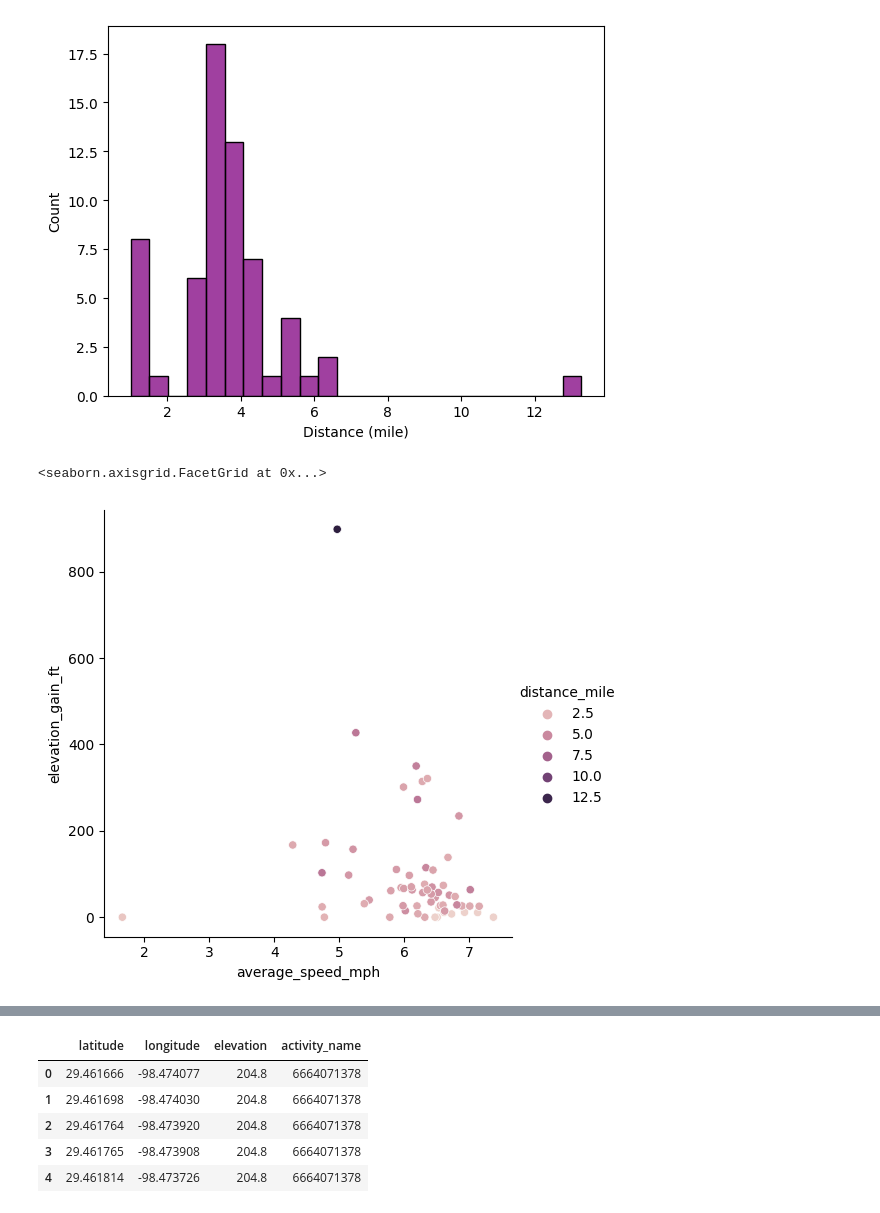
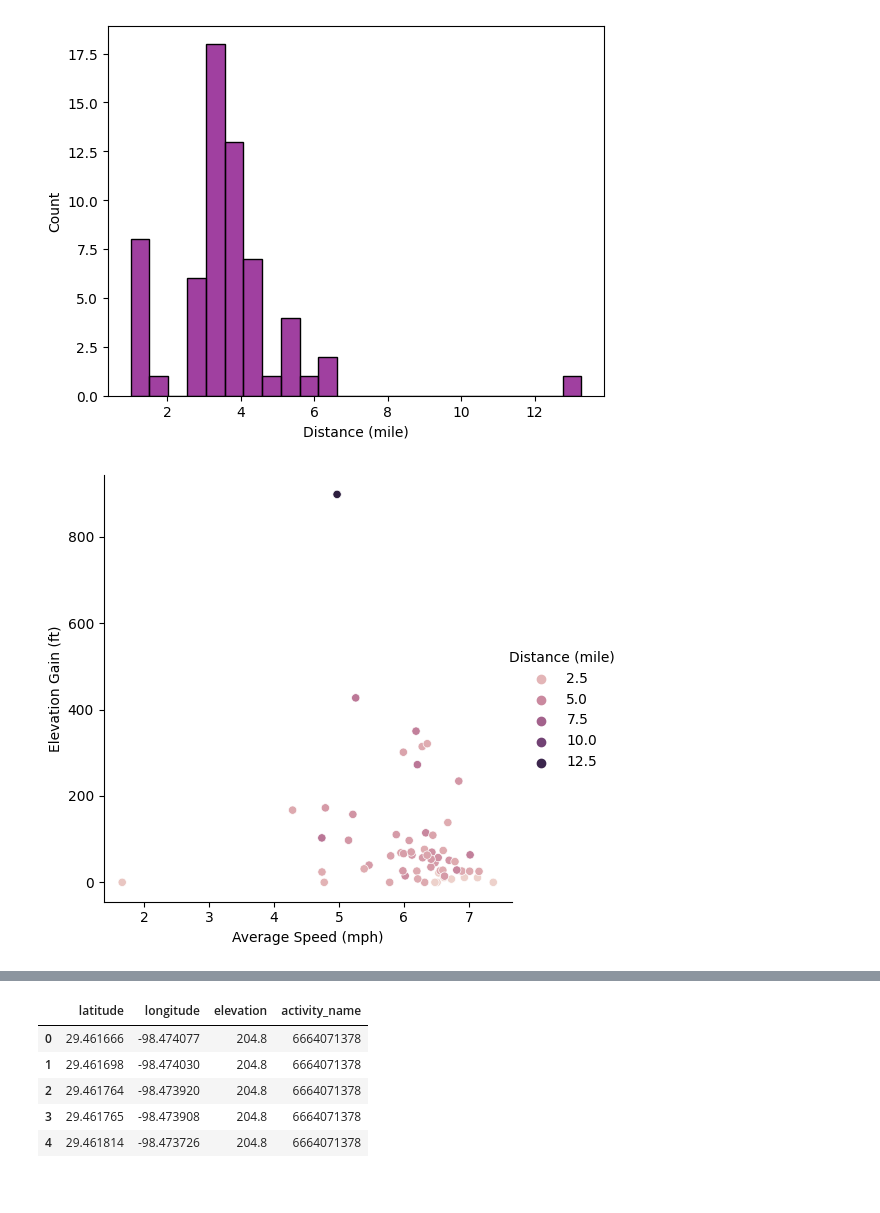
Before and after one commit to dazhaoniel/strava-recap-2022, a Jupyter notebook: strava2022.ipynb, the cells around one changed output, grey strips where cells are left out. Saved outputs shown, nothing was run; the diff lists cells and outputs as text; code cells hidden in the pictures.

Commit message:
update legend

```diff
--- a/strava2022.ipynb
+++ b/strava2022.ipynb
@@ -237,10 +237,11 @@ g.set(xlabel='Distance (mile)', ylabel='Count')
 [figure]
 # %%
 # run speed relate to distance and elevation gain
-sns.relplot(x='average_speed_mph', y='elevation_gain_ft', hue='distance_mile', data=df_run, kind='scatter')
+g = sns.relplot(x='average_speed_mph', y='elevation_gain_ft', hue='distance_mile', data=df_run, kind='scatter')
+g.set(xlabel='Average Speed (mph)', ylabel='Elevation Gain (ft)')
+g._legend.set_title('Distance (mile)')
 # %% [output]
-<seaborn.axisgrid.FacetGrid at 0x...>
-[figure, old version]
+[figure, new version]
 # %%
 # unique activity names
 df[~df['Activity Name'].str.contains('Fitbod|Lunch|Afternoon|Evening|Night|Morning|Orange|Black Swan')] \
```
